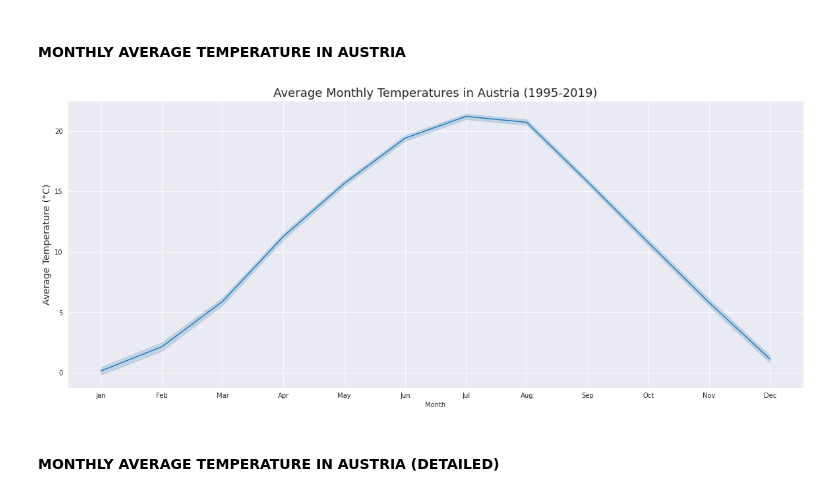
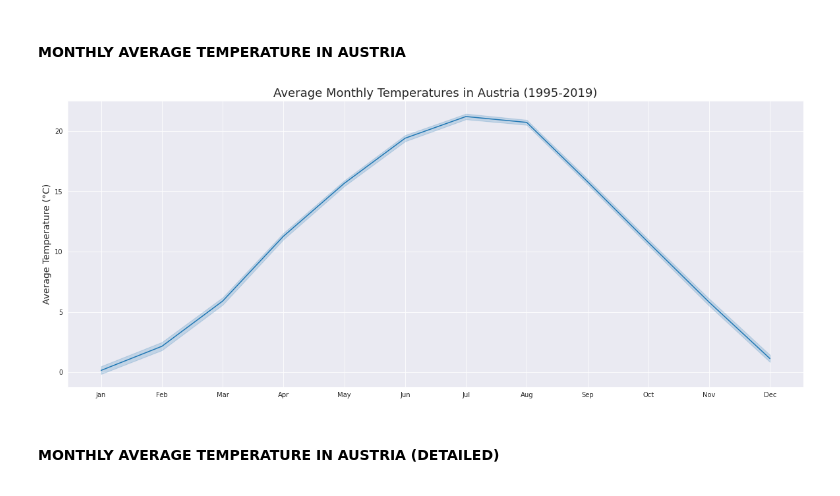
Before and after one commit to HeleneFabia/daily-temperatures-eda, a Jupyter notebook: daily-temperatures-eda.ipynb, the cells around one changed output. Cells and saved outputs as stored; diff of their text form; code cells hidden in the pictures.

```diff
--- a/daily-temperatures-eda.ipynb
+++ b/daily-temperatures-eda.ipynb
@@ -549,14 +549,14 @@ years = [str(year) for year in years]
 # %%
 fig, ax = plt.subplots(figsize=(20,8))
 sns.lineplot(x='Month', y='AvgTempCelsius_rounded2', data=df_austria)
 plt.title('Average Monthly Temperatures in Austria (1995-2019)', fontsize=18)
 plt.ylabel('Average Temperature (°C)', fontsize=14)
-plt.xlabel('Month')
+plt.xlabel('')
 plt.xticks(range(1, 13))
 ax.set_xticklabels(["Jan", "Feb", "Mar", "Apr", "May", "Jun", "Jul", "Aug", "Sep", "Oct", "Nov", "Dec"])
 plt.show();
 # %% [output]
-[figure, old version]
+[figure, new version]
 # %% [markdown]
 #### MONTHLY AVERAGE TEMPERATURE IN AUSTRIA (DETAILED)
 # %%
```
Also changed, not shown: parts of 3 cells of this notebook.
